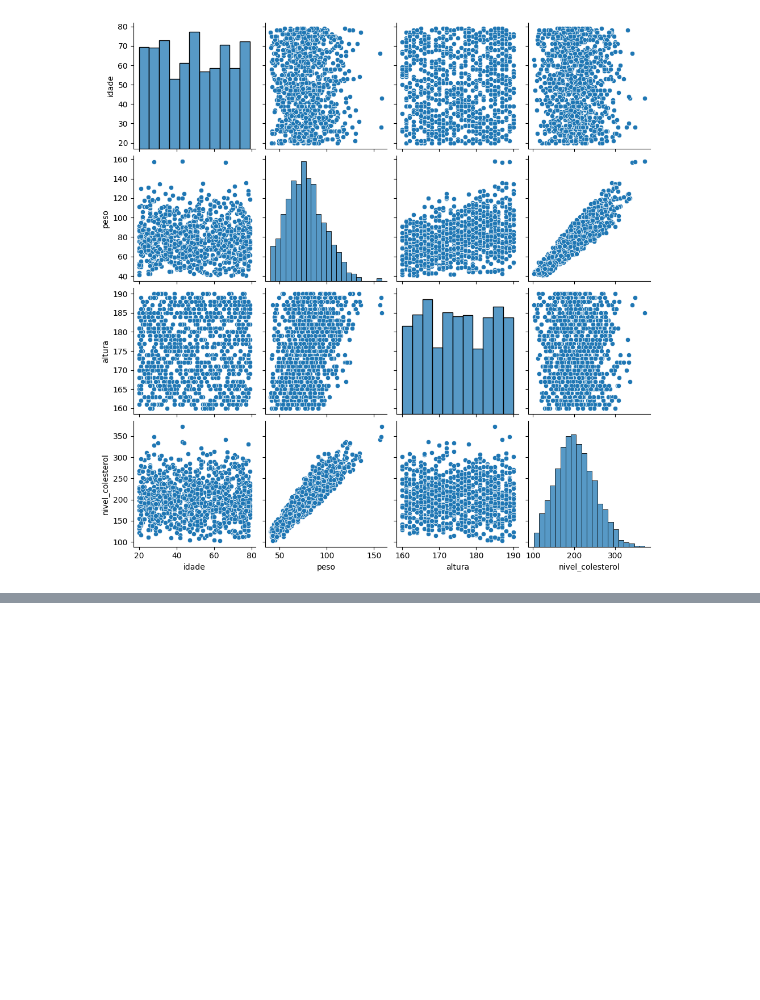
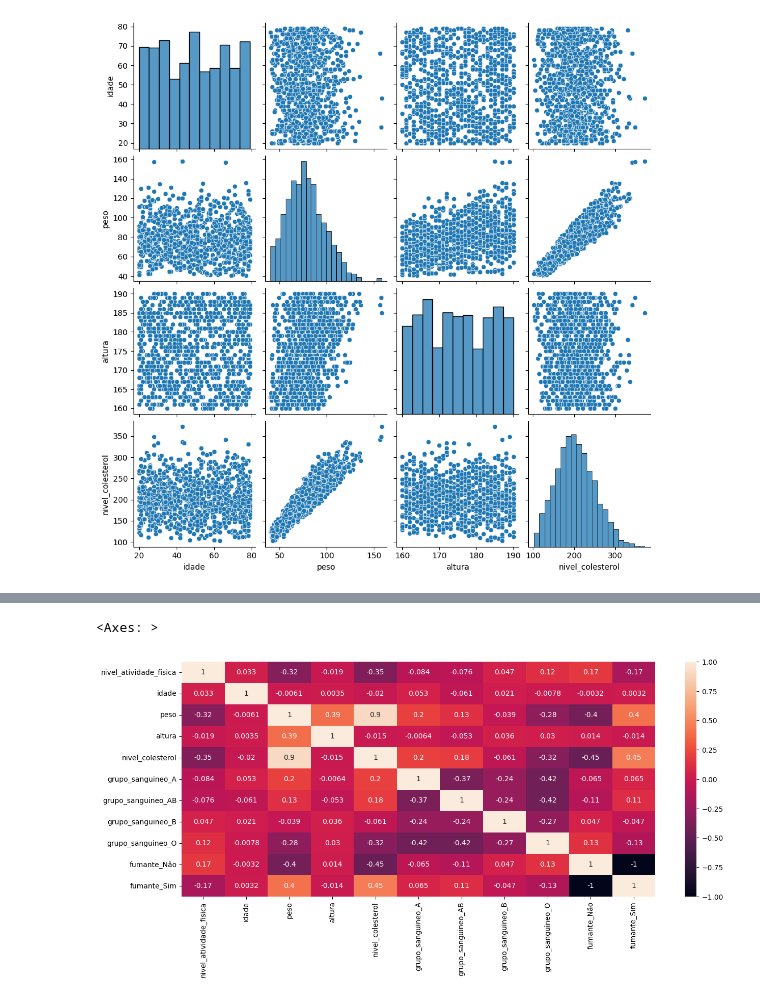
Before and after one commit to HikaroRibeiro/modelo_colesterol, a Jupyter notebook: modelo_colesterol.ipynb, the cells around one changed output, grey strips where cells are left out. Saved outputs shown, nothing was run; the diff lists cells and outputs as text; code cells hidden in the pictures; blank space fills up the shorter version.

Commit message:
✨ EDA-HeatMap e Bucketing
Análise a partir de Heatmap e bucketing.

```diff
--- a/modelo_colesterol.ipynb
+++ b/modelo_colesterol.ipynb
@@ -265,3 +265,10 @@ sns.pairplot(df_colesterol_eda)
 # %% [output]
 <seaborn.axisgrid.PairGrid at 0x...>
 [figure]
+# %%
+# No dataframe existem dois tipos de variáveis categóricas: Nominal (fumante e grupo sanguineo), não existe uma relação entre elas.
+# Ordinal (nivel atividade fisica) existe uma ordem de grandeza; baixo, moderado e alto.
+
+# Converter variáveis categóricas nominais em numéricas, usando One-Hot Encoder do Pandas.
+
+df_colesterol_eda = pd.get_dummies(df_colesterol_eda, columns=['grupo_sanguineo', 'fumante'], dtype='int64')
@@ -267,0 +289,5 @@ sns.pairplot(df_colesterol_eda)
+# %%
+# Converter a variável "nivel_atividade_fisica" em uma variável numérica.
+# Variável que possui uma ordem é uma categórica ordinal.
+# Utilizando o factorize do Pandas.
+df_colesterol_eda['nivel_atividade_fisica'] = pd.factorize(df_colesterol_eda.nivel_atividade_fisica)[0] + 1
@@ -267,0 +308,9 @@ sns.pairplot(df_colesterol_eda)
+# %%
+# Mapa de calor com correlação entre as variáveis.
+# vmin é a correlação negativa perfeito e o vmax é a correlação positiva perfeita.
+# Annot=True, mostrar os valores dentro das células do Heatmap.
+plt.figure(figsize=(15,6))
+sns.heatmap(df_colesterol_eda.corr(),vmin=-1,vmax=1, annot=True)
+# %% [output]
+<Axes: >
+[figure, added]
```
Also changed, not shown: parts of 8 cells of this notebook.
